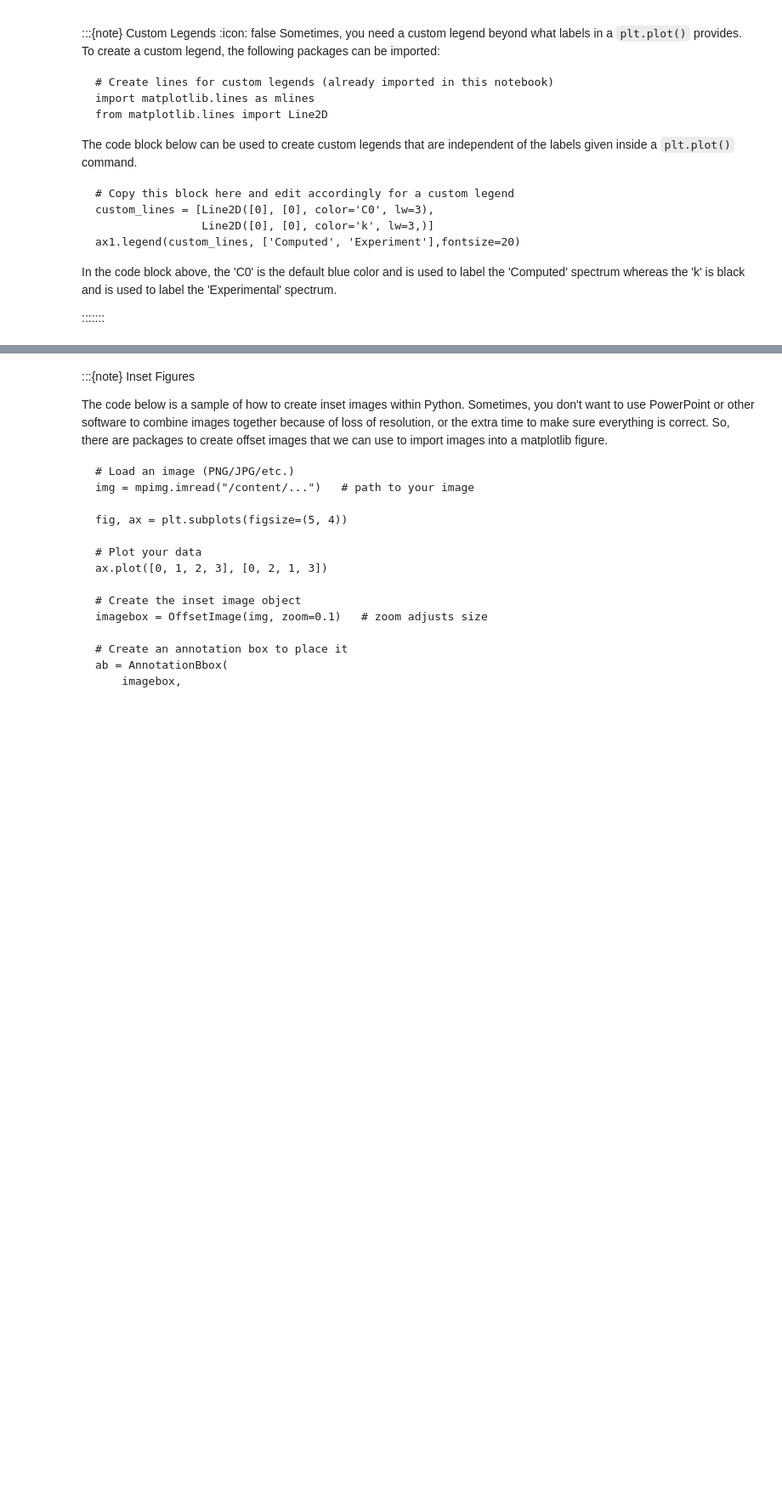
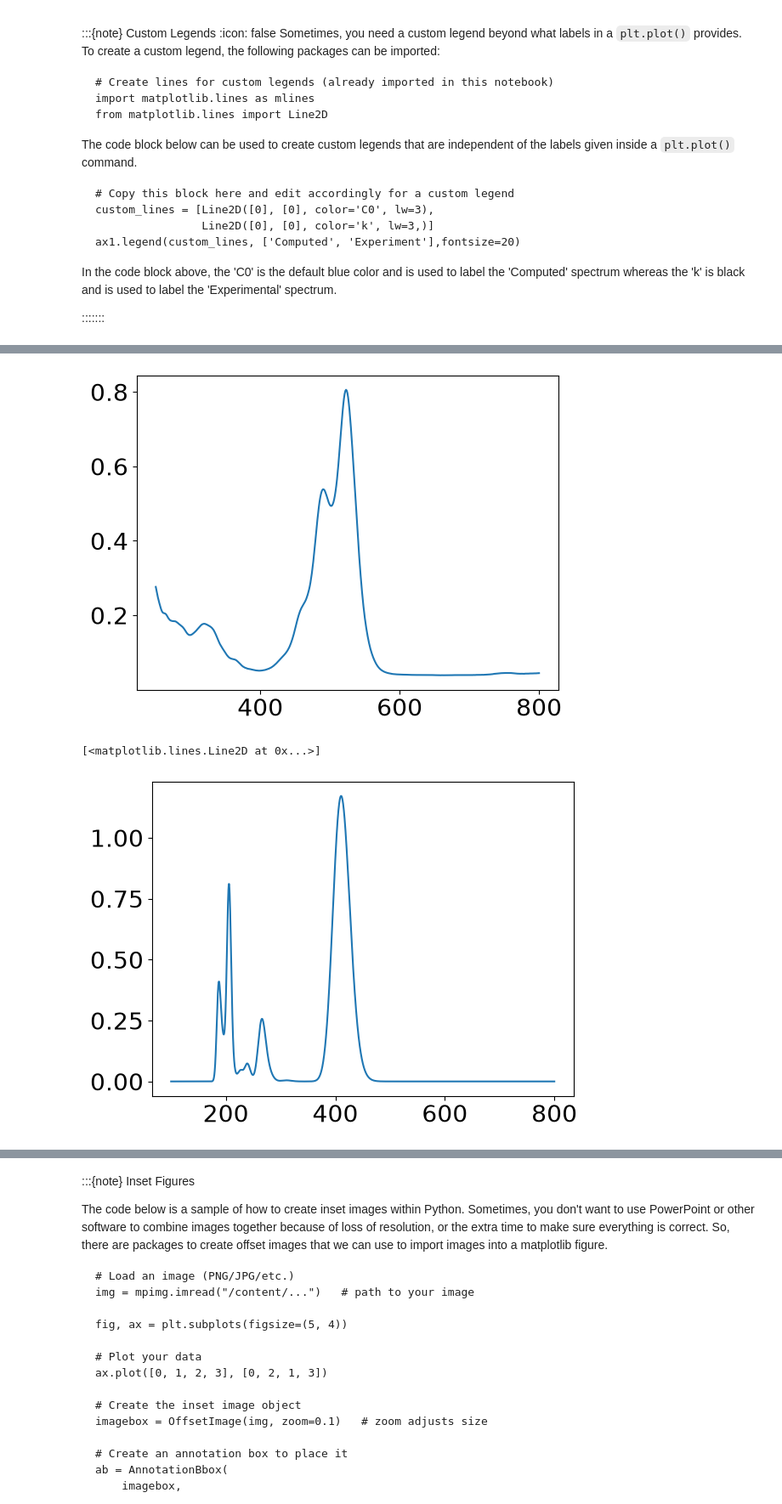
Before and after one commit to act-cms/absorption-of-conjugated-dyes-with-finite-well-PIB, a Jupyter notebook: 02_absorption-conjugated-dyes-activity/Instructor-Key.ipynb, the cells around one changed output, grey strips where cells are left out. Shown at 85% size. Saved outputs shown, nothing was run; the diff lists cells and outputs as text; code cells hidden in the pictures; blank space fills up the shorter version.

Commit message:
Adding sample data

```diff
--- a/02_absorption-conjugated-dyes-activity/Instructor-Key.ipynb
+++ b/02_absorption-conjugated-dyes-activity/Instructor-Key.ipynb
@@ -112,11 +107,14 @@ Note: you may need to restart the kernel to use updated packages.
 The experimental data from the UV-vis will be in a csv format, so use `pd.read_csv()` instead of `pd.read_excel()`.
 # %%
 # Import your experimental data
-dye1=pd.read_csv('Sample-Data/dye1_exp.csv')
-dye2=pd.read_csv('Sample-Data/dye2_exp.csv')
-dye3=pd.read_csv('Sample-Data/dye3_exp.csv')
+dye1_exp=pd.read_csv('Sample-Data/dye1_exp.csv')
+dye2_exp=pd.read_csv('Sample-Data/dye2_exp.csv')
+dye3_exp=pd.read_csv('Sample-Data/dye3_exp.csv')
 
 # Import your computational data
+dye1_comp=pd.read_csv('Sample-Data/dye1_comp.csv')
+dye2_comp=pd.read_csv('Sample-Data/dye2_comp.csv')
+dye3_comp=pd.read_csv('Sample-Data/dye3_comp.csv')
 # %% [markdown]
 ## 1.2 Converting the computed values to a spectrum
 
@@ -144,7 +142,7 @@ In Equation 3, your wavelengths ($\lambda$) are the x-values and $\lambda_i$ is
 def broaden_peak_gaussian(X,h,f,sigma=1/3099.6/2.5):
   '''
   X: wavelength range
-  h: individual peak wavelength
+  h: individual peak wavelength (in nm)
   f: oscillator strength
   sigma: broadening parameter (as factors of 1/3099.6/x where you want to change x as needed)
   '''
@@ -220,6 +220,6 @@ In the code block above, the 'C0' is the default blue color and is used to label
 # %%
-# Define the linear space for your computed spectra (match the experimental range)
-xmin=  300       # Min wavelength
+# Define the linear space for your computed spectra
+xmin=  100       # Min wavelength
 xmax=  800       # Max wavelength
 
 X= np.linspace(xmin,xmax,5001)
@@ -231,7 +231,18 @@ comp_spec_dye3=np.zeros(len(X))
 
 # Create the for loop to loop through all twenty peaks with the broaden_peak_gaussian function
 # You will use the += operation to add the contributions of each computed peak
-for
+for i in range(len(dye1_comp)):
+    comp_spec_dye1+=broaden_peak_gaussian(X,dye1_comp.Wavelength[i],dye1_comp.f[i])
+    comp_spec_dye2+=broaden_peak_gaussian(X,dye2_comp.Wavelength[i],dye2_comp.f[i])
+    comp_spec_dye3+=broaden_peak_gaussian(X,dye3_comp.Wavelength[i],dye3_comp.f[i])
+# %%
+plt.plot(dye1.Wavelength,dye1.Absorbance)
+plt.show()
+plt.plot(X,comp_spec_dye1*2.5e-10)
+# %% [output]
+[figure, added]
+[<matplotlib.lines.Line2D at 0x...>]
+[figure, added]
 # %%
 # Use a twin axis to plot the computed spectrum on one axis and the experimental spectrum on a twin second axis
 # This allows for qualitative comparisons since intensities are relative.
```
Also changed, not shown: parts of 5 cells of this notebook, 6 other files.
